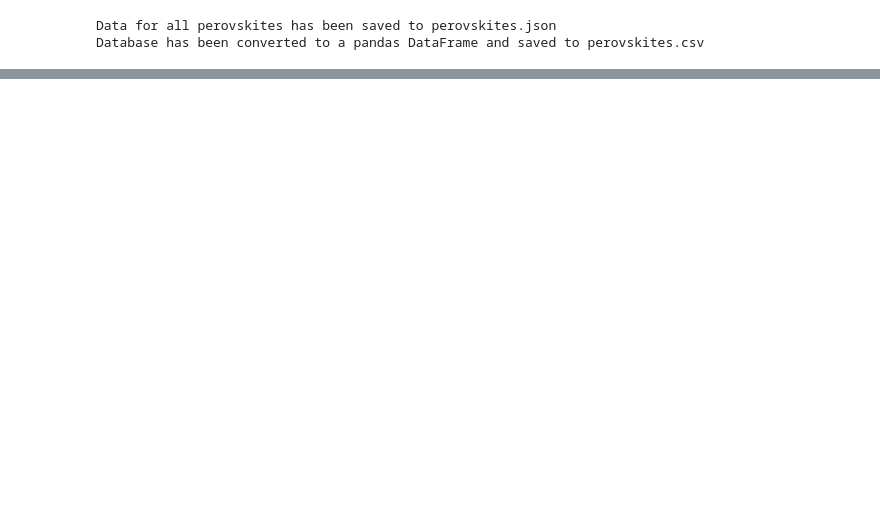
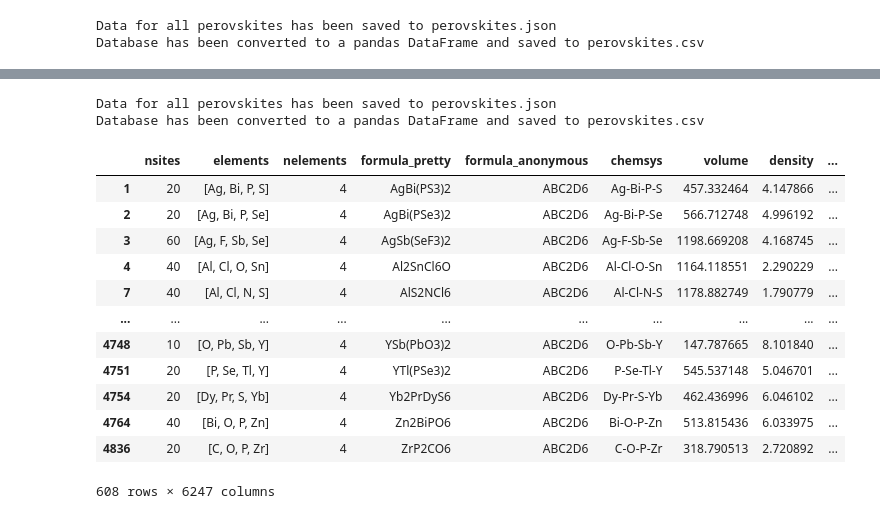
Before and after one commit to goetzdominik/Digichem, a Jupyter notebook: get_data.ipynb, the cells around one changed output, grey strips where cells are left out. Cells and saved outputs as stored; diff of their text form; code cells hidden in the pictures; blank space fills up the shorter version.

```diff
--- a/get_data.ipynb
+++ b/get_data.ipynb
@@ -86,0 +67,55 @@ df_filtered_nonzero.head()
+# %%
+with MPRester("NoQqkP6G1g6xkxgUb7aClJ69vQM2CZNA") as mpr:
+    # Retrieve the summary data for the material
+    material_data = mpr.materials.summary.search(
+
+        formula="A2BCX6",
+      #  fields=["material_id", "band_gap", "formula_pretty"]
+    )
+
+    # Save the data to a JSON file
+    all_data = [entry.dict() for entry in material_data]
+    with open("A2BCX6.json", "w") as json_file:
+        json.dump(all_data, json_file, indent=4)
+
+print("Data for all perovskites has been saved to perovskites.json")
+
+# Convert the JSON file into a pandas DataFrame
+# Load the JSON file
+with open("A2BCX6.json", "r") as json_file:
+    data = json.load(json_file)
+
+df_A2BCX6 = pd.json_normalize(data)
+
+
+# Optionally, save the DataFrame to a CSV file
+df_A2BCX6.to_csv("A2BCX6.csv", index=False)
+df_A2BCX6 = df_A2BCX6[ (df_A2BCX6["theoretical"] == False)]
+#drop duplicates
+
+print("Database has been converted to a pandas DataFrame and saved to perovskites.csv")
+# %% [output]
+Data for all perovskites has been saved to perovskites.json
+Database has been converted to a pandas DataFrame and saved to perovskites.csv
+# %%
+df_A2BCX6_experiemtally = df_A2BCX6[(df_A2BCX6["theoretical"] == False)
+                              & (df_A2BCX6["band_gap"] > 0)
+                                  ]
+#filter for non-zero band gaps and experimental band_gap values
+df_A2BCX6_filtered= df_A2BCX6_experiemtally.drop_duplicates(subset=["formula_pretty", "symmetry.crystal_system"])
+df_A2BCX6_filtered
+df_A2BCX6_filtered.to_csv("A2BCX6_filtered.csv", index=False)
+# %% [output]
+|  | nsites | elements | nelements | formula_pretty | formula_anonymous | chemsys | volume | density | ... |
+| 1 | 20 | [Ag, Bi, P, S] | 4 | AgBi(PS3)2 | ABC2D6 | Ag-Bi-P-S | 457.332464 | 4.147866 | ... |
+| 2 | 20 | [Ag, Bi, P, Se] | 4 | AgBi(PSe3)2 | ABC2D6 | Ag-Bi-P-Se | 566.712748 | 4.996192 | ... |
+| 3 | 60 | [Ag, F, Sb, Se] | 4 | AgSb(SeF3)2 | ABC2D6 | Ag-F-Sb-Se | 1198.669208 | 4.168745 | ... |
+| 4 | 40 | [Al, Cl, O, Sn] | 4 | Al2SnCl6O | ABC2D6 | Al-Cl-O-Sn | 1164.118551 | 2.290229 | ... |
+| 7 | 40 | [Al, Cl, N, S] | 4 | AlS2NCl6 | ABC2D6 | Al-Cl-N-S | 1178.882749 | 1.790779 | ... |
+| ... | ... | ... | ... | ... | ... | ... | ... | ... | ... |
+| 4748 | 10 | [O, Pb, Sb, Y] | 4 | YSb(PbO3)2 | ABC2D6 | O-Pb-Sb-Y | 147.787665 | 8.101840 | ... |
+| 4751 | 20 | [P, Se, Tl, Y] | 4 | YTl(PSe3)2 | ABC2D6 | P-Se-Tl-Y | 545.537148 | 5.046701 | ... |
+| 4754 | 20 | [Dy, Pr, S, Yb] | 4 | Yb2PrDyS6 | ABC2D6 | Dy-Pr-S-Yb | 462.436996 | 6.046102 | ... |
+| 4764 | 40 | [Bi, O, P, Zn] | 4 | Zn2BiPO6 | ABC2D6 | Bi-O-P-Zn | 513.815436 | 6.033975 | ... |
+| 4836 | 20 | [C, O, P, Zr] | 4 | ZrP2CO6 | ABC2D6 | C-O-P-Zr | 318.790513 | 2.720892 | ... |
+608 rows × 6247 columns
```
Also changed, not shown: parts of 3 cells of this notebook, 2 other files.
